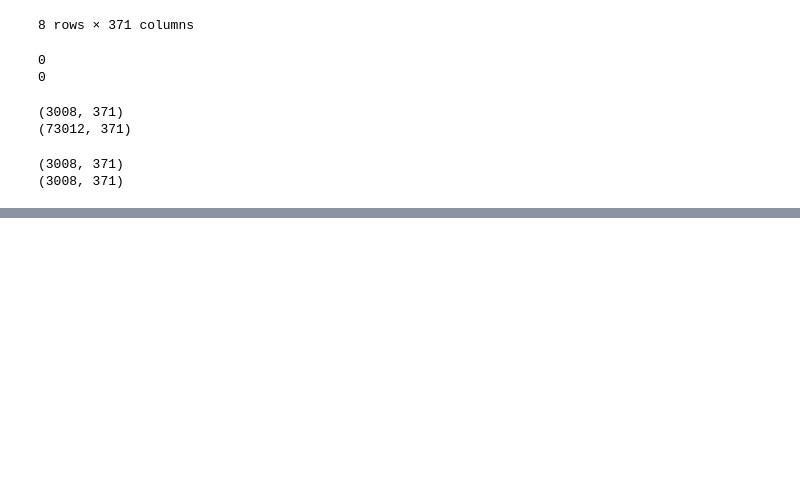
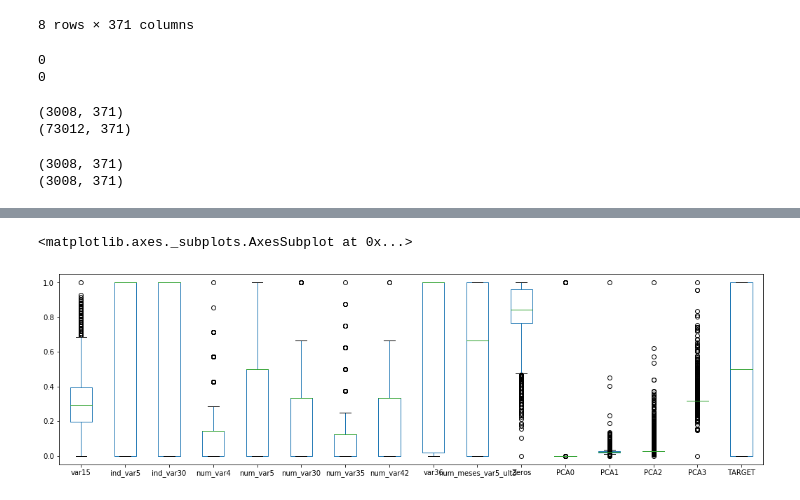
Before and after one commit to gustavomccoelho/Customer-Satisfaction-Prediction, a Jupyter notebook: code/Exploratory-Analysis-1.ipynb, the cells around one changed output, grey strips where cells are left out. Cells and saved outputs as stored; diff of their text form; code cells hidden in the pictures; blank space fills up the shorter version.

```diff
--- a/code/Exploratory-Analysis-1.ipynb
+++ b/code/Exploratory-Analysis-1.ipynb
@@ -185,3 +165,18 @@ train5.boxplot(grid = False, figsize = (18,5))
+# %%
+# Normalizing Data
+
+scaler = MinMaxScaler(feature_range = (0, 1))
+train6 = train5.drop(["TARGET"], 1)
+train6 = pd.DataFrame(scaler.fit_transform(train6), columns=train6.columns)
+train6["TARGET"] = train5.TARGET.values
+test6 = pd.DataFrame(scaler.fit_transform(test5), columns=test5.columns)
+# %%
+# Making boxplot
+
+train6.boxplot(grid = False, figsize = (18,5))
+# %% [output]
+<matplotlib.axes._subplots.AxesSubplot at 0x...>
+[figure, added]
 # %%
 # Saving data
 
```
Also changed, not shown: parts of 9 cells of this notebook, 2 other files.
